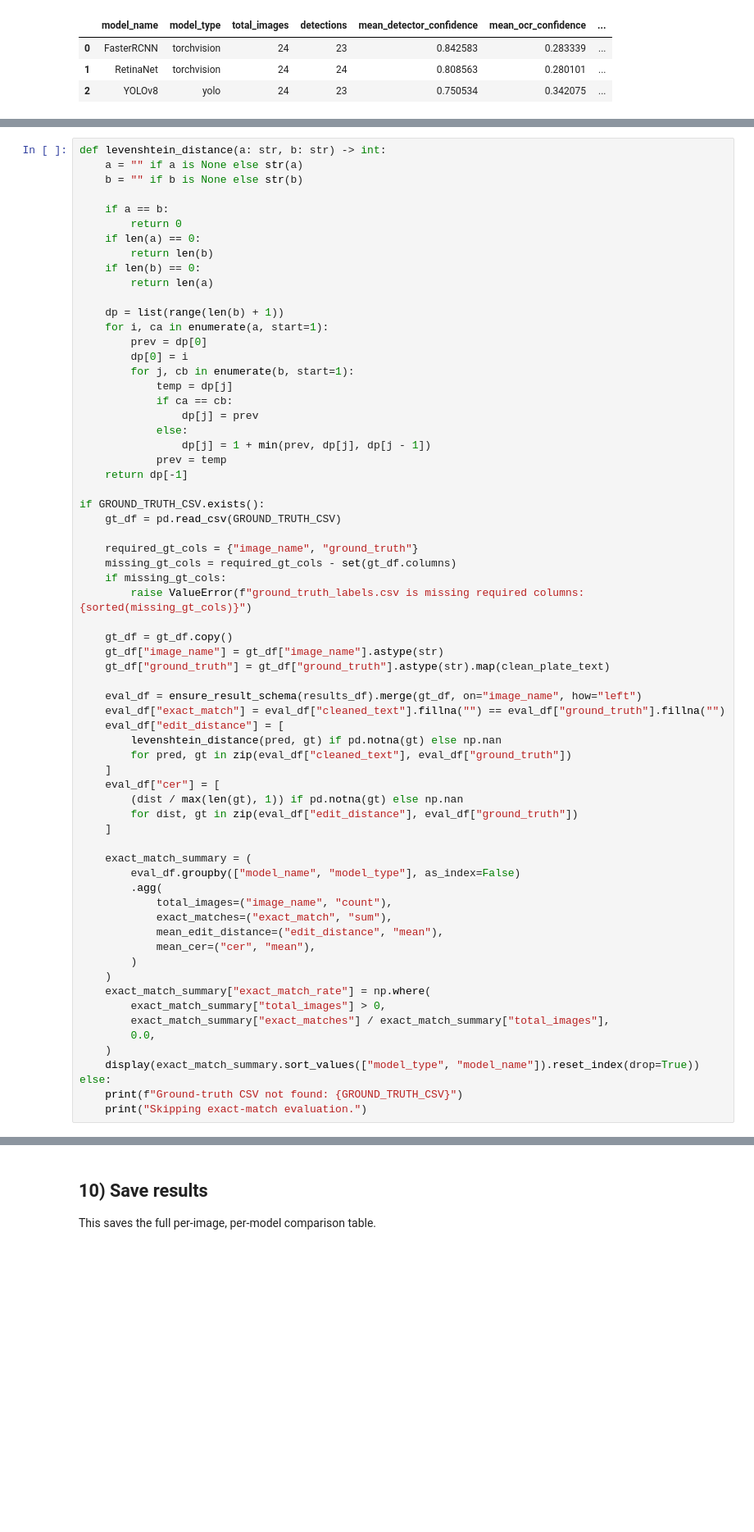
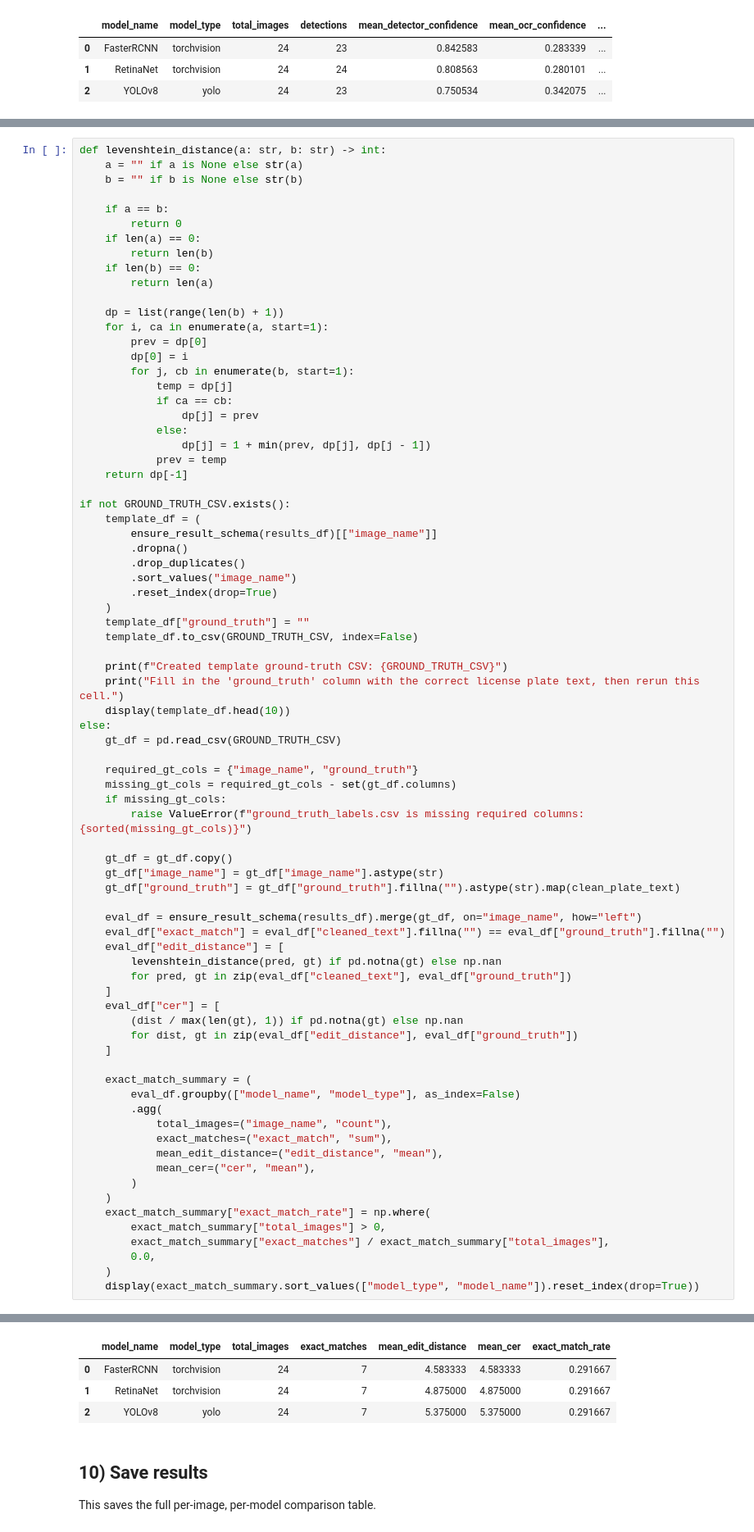
Before and after one commit to JeanGhor/Plate-Detection-Project, a Jupyter notebook: Phase6_MultiModel_OCR_Comparison.ipynb, the cells around one changed output, grey strips where cells are left out. Shown at 82% size. Saved outputs shown, nothing was run; the diff lists cells and outputs as text; blank space fills up the shorter version.

```diff
--- a/Phase6_MultiModel_OCR_Comparison.ipynb
+++ b/Phase6_MultiModel_OCR_Comparison.ipynb
@@ -767,7 +769,21 @@ def levenshtein_distance(a: str, b: str) -> int:
             prev = temp
     return dp[-1]
 
-if GROUND_TRUTH_CSV.exists():
+if not GROUND_TRUTH_CSV.exists():
+    template_df = (
+        ensure_result_schema(results_df)[["image_name"]]
+        .dropna()
+        .drop_duplicates()
+        .sort_values("image_name")
+        .reset_index(drop=True)
+    )
+    template_df["ground_truth"] = ""
+    template_df.to_csv(GROUND_TRUTH_CSV, index=False)
+
+    print(f"Created template ground-truth CSV: {GROUND_TRUTH_CSV}")
+    print("Fill in the 'ground_truth' column with the correct license plate text, then rerun this cell.")
+    display(template_df.head(10))
+else:
     gt_df = pd.read_csv(GROUND_TRUTH_CSV)
 
     required_gt_cols = {"image_name", "ground_truth"}
@@ -777,7 +793,7 @@ if GROUND_TRUTH_CSV.exists():
 
     gt_df = gt_df.copy()
     gt_df["image_name"] = gt_df["image_name"].astype(str)
-    gt_df["ground_truth"] = gt_df["ground_truth"].astype(str).map(clean_plate_text)
+    gt_df["ground_truth"] = gt_df["ground_truth"].fillna("").astype(str).map(clean_plate_text)
 
     eval_df = ensure_result_schema(results_df).merge(gt_df, on="image_name", how="left")
     eval_df["exact_match"] = eval_df["cleaned_text"].fillna("") == eval_df["ground_truth"].fillna("")
@@ -805,7 +821,4 @@ if GROUND_TRUTH_CSV.exists():
         0.0,
     )
     display(exact_match_summary.sort_values(["model_type", "model_name"]).reset_index(drop=True))
-else:
-    print(f"Ground-truth CSV not found: {GROUND_TRUTH_CSV}")
-    print("Skipping exact-match evaluation.")
 # %% [output]
@@ -814,3 +825,7 @@ Skipping exact-match evaluation.
+|  | model_name | model_type | total_images | exact_matches | mean_edit_distance | mean_cer | exact_match_rate |
+| 0 | FasterRCNN | torchvision | 24 | 7 | 4.583333 | 4.583333 | 0.291667 |
+| 1 | RetinaNet | torchvision | 24 | 7 | 4.875000 | 4.875000 | 0.291667 |
+| 2 | YOLOv8 | yolo | 24 | 7 | 5.375000 | 5.375000 | 0.291667 |
 # %% [markdown]
 ## 10) Save results
 
```
Also changed, not shown: parts of 2 cells of this notebook, 2 other files.
